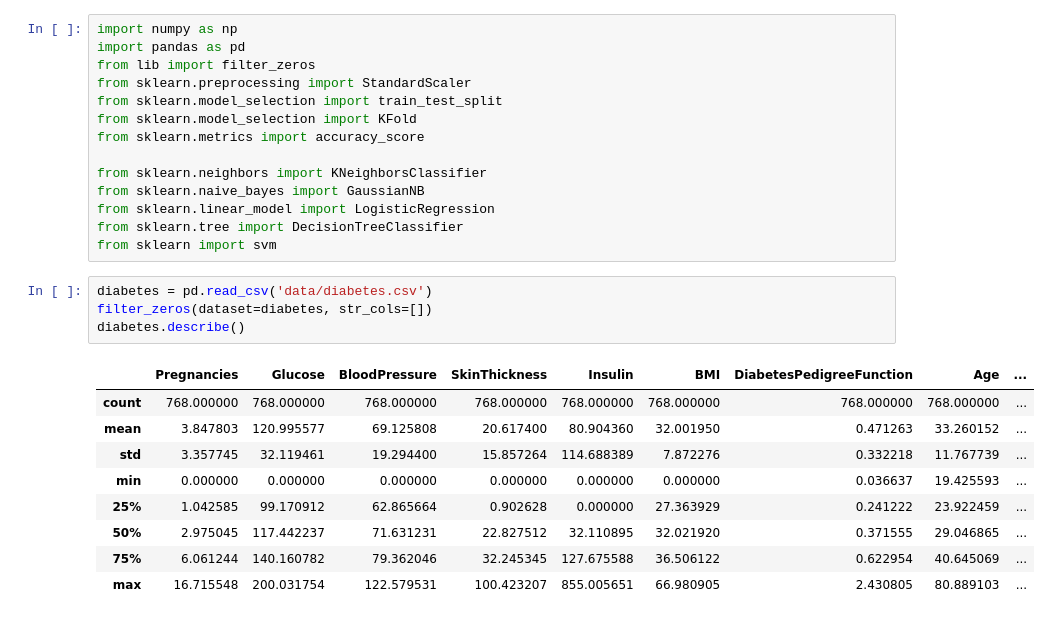
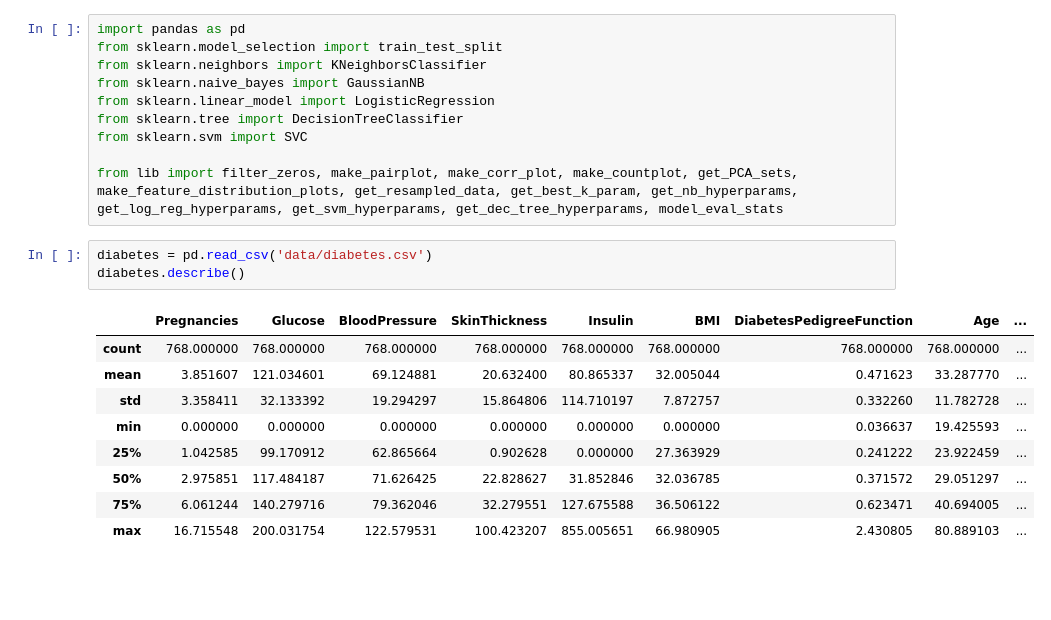
Before and after one commit to Irishumanoid/CSB320_P1, a Jupyter notebook: main.ipynb, the cells around one changed output. Cells and saved outputs as stored; diff of their text form; blank space fills up the shorter version.

Commit message:
finalized data processing and function abstraction

```diff
--- a/main.ipynb
+++ b/main.ipynb
@@ -1,28 +1,23 @@
 # %%
-import numpy as np
 import pandas as pd
-from lib import filter_zeros
-from sklearn.preprocessing import StandardScaler
 from sklearn.model_selection import train_test_split
-from sklearn.model_selection import KFold
-from sklearn.metrics import accuracy_score
-
 from sklearn.neighbors import KNeighborsClassifier
 from sklearn.naive_bayes import GaussianNB
 from sklearn.linear_model import LogisticRegression
 from sklearn.tree import DecisionTreeClassifier
-from sklearn import svm
+from sklearn.svm import SVC
+
+from lib import filter_zeros, make_pairplot, make_corr_plot, make_countplot, get_PCA_sets, make_feature_distribution_plots, get_resampled_data, get_best_k_param, get_nb_hyperparams, get_log_reg_hyperparams, get_svm_hyperparams, get_dec_tree_hyperparams, model_eval_stats
 # %%
 diabetes = pd.read_csv('data/diabetes.csv')
-filter_zeros(dataset=diabetes, str_cols=[])
 diabetes.describe()
 # %% [output]
 |  | Pregnancies | Glucose | BloodPressure | SkinThickness | Insulin | BMI | DiabetesPedigreeFunction | Age | ... |
 | count | 768.000000 | 768.000000 | 768.000000 | 768.000000 | 768.000000 | 768.000000 | 768.000000 | 768.000000 | ... |
-| mean | 3.847803 | 120.995577 | 69.125808 | 20.617400 | 80.904360 | 32.001950 | 0.471263 | 33.260152 | ... |
-| std | 3.357745 | 32.119461 | 19.294400 | 15.857264 | 114.688389 | 7.872276 | 0.332218 | 11.767739 | ... |
+| mean | 3.851607 | 121.034601 | 69.124881 | 20.632400 | 80.865337 | 32.005044 | 0.471623 | 33.287770 | ... |
+| std | 3.358411 | 32.133392 | 19.294297 | 15.864806 | 114.710197 | 7.872757 | 0.332260 | 11.782728 | ... |
 | min | 0.000000 | 0.000000 | 0.000000 | 0.000000 | 0.000000 | 0.000000 | 0.036637 | 19.425593 | ... |
 | 25% | 1.042585 | 99.170912 | 62.865664 | 0.902628 | 0.000000 | 27.363929 | 0.241222 | 23.922459 | ... |
-| 50% | 2.975045 | 117.442237 | 71.631231 | 22.827512 | 32.110895 | 32.021920 | 0.371555 | 29.046865 | ... |
-| 75% | 6.061244 | 140.160782 | 79.362046 | 32.245345 | 127.675588 | 36.506122 | 0.622954 | 40.645069 | ... |
+| 50% | 2.975851 | 117.484187 | 71.626425 | 22.828627 | 31.852846 | 32.036785 | 0.371572 | 29.051297 | ... |
+| 75% | 6.061244 | 140.279716 | 79.362046 | 32.279551 | 127.675588 | 36.506122 | 0.623471 | 40.694005 | ... |
 | max | 16.715548 | 200.031754 | 122.579531 | 100.423207 | 855.005651 | 66.980905 | 2.430805 | 80.889103 | ... |
```
Also changed, not shown: parts of 13 cells of this notebook, 2 other files.
